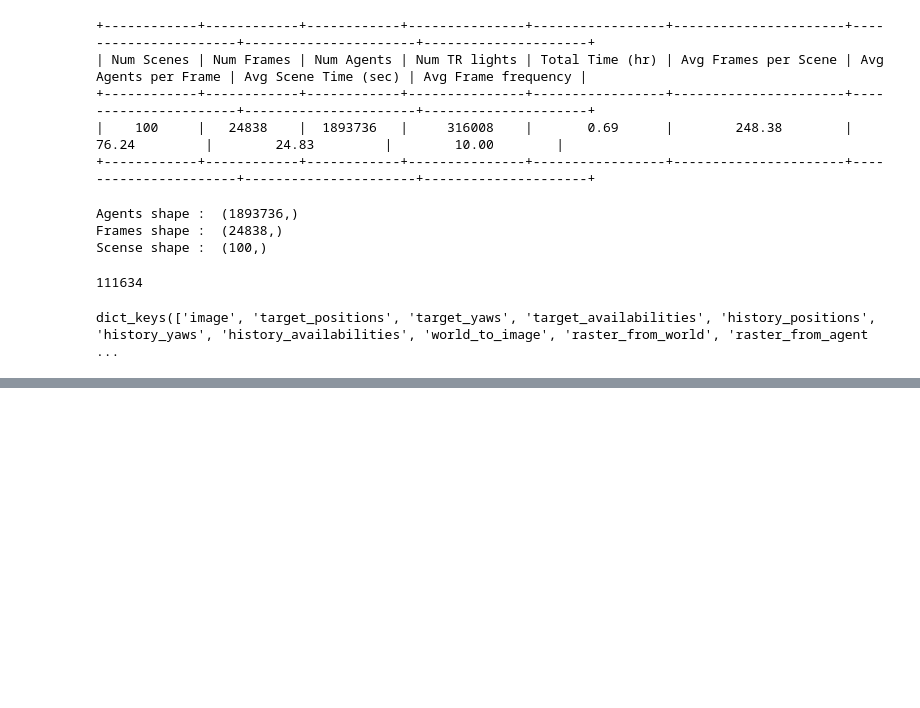
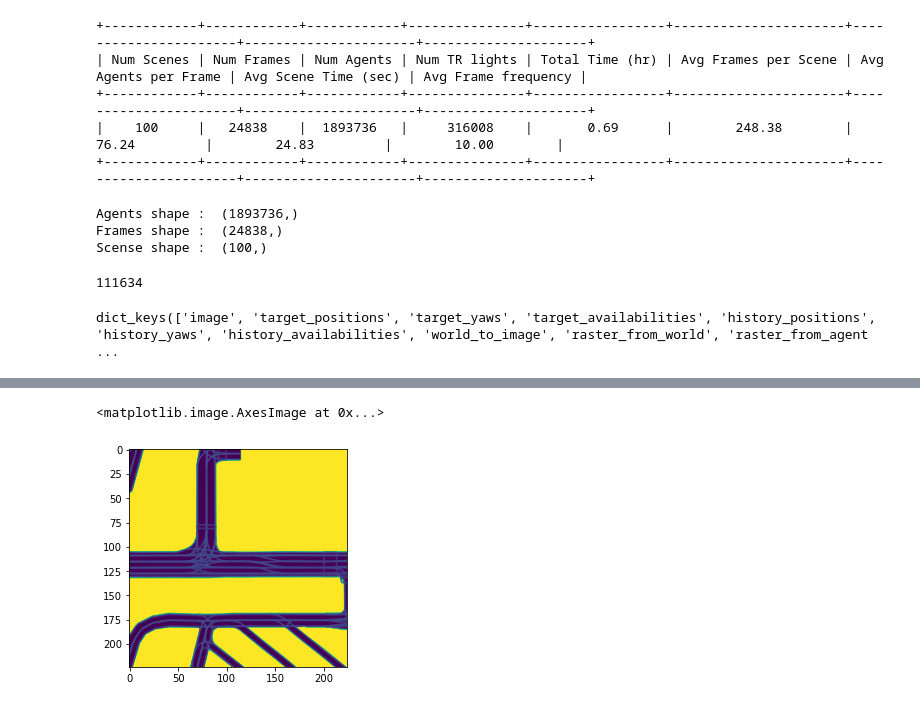
Before and after one commit to suryajayaraman/Lyft_Motion_Prediction_kaggle, a Jupyter notebook: history_future_path_visualisation.ipynb, the cells around one changed output, grey strips where cells are left out. Saved outputs shown, nothing was run; the diff lists cells and outputs as text; code cells hidden in the pictures; blank space fills up the shorter version.

```diff
--- a/history_future_path_visualisation.ipynb
+++ b/history_future_path_visualisation.ipynb
@@ -215,0 +310,5 @@ plot_2d_points(t)
+# %%
+plt.imshow(data['image'][-1])
+# %% [output]
+<matplotlib.image.AxesImage at 0x...>
+[figure, added]
```
Also changed, not shown: parts of 90 cells of this notebook, 7 other files.
